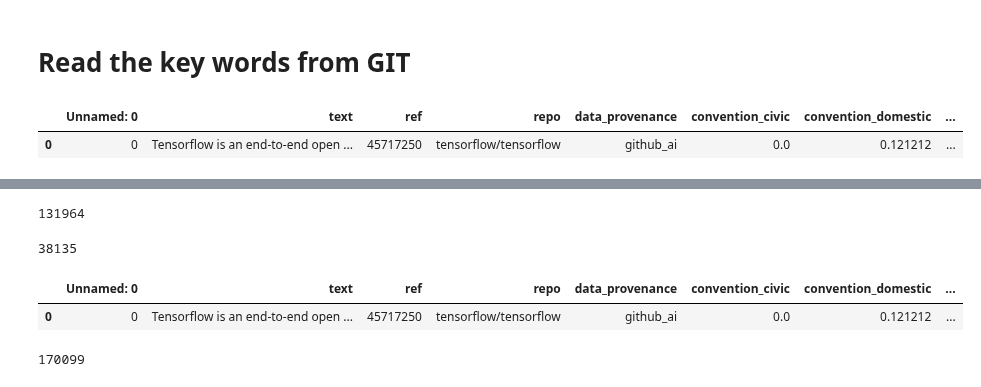
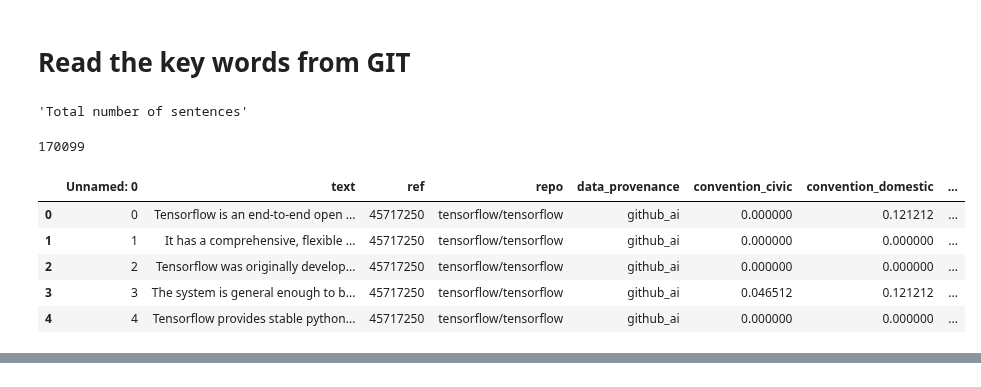
Before and after one commit to aideenf/AIVC, a Jupyter notebook: cp_wssc/Audit_Tool.ipynb, the cells around one changed output, grey strips where cells are left out. Saved outputs shown, nothing was run; the diff lists cells and outputs as text; code cells hidden in the pictures.

```diff
--- a/cp_wssc/Audit_Tool.ipynb
+++ b/cp_wssc/Audit_Tool.ipynb
@@ -257,32 +257,39 @@ for conv in list_conv:
 # %%
 list_conv = np.insert(list_conv, 0, "text")
 list_conv = np.insert(list_conv, 1, "provenance")
 
 audited_df = pd.DataFrame(columns=list_conv)
 
 url_gitHub = 'https://github.com/aideenf/AIVC/blob/master/cp_wssc/Data/Iterative-models-building/Classification%20results/Conventions/git_ai_repo_for_audit_tool.tsv?raw=true'
 url_reddit = 'https://github.com/aideenf/AIVC/blob/master/cp_wssc/Data/Iterative-models-building/Classification%20results/Conventions/reddit_ai_for_audit_tool.tsv?raw=true'
 
 convention_sentences_df = pd.read_csv(url_gitHub, sep = '\t', index_col = False)
 convention_sentences_reddit_df = pd.read_csv(url_reddit, sep = '\t', index_col = False)
 
 # classified_data_files, classified_data_df = model_helpers.get_aggregated_gathered_data (
 #                             USE_GIT_HUB,
 #                             paths.GATHERED_DATA_CONV_DIR_GIT,
 #                             paths.GATHERED_DATA_CONV_DIR_LOCAL,
 #                             paths.GITHUB_GATHERED_URL_PATH,
 #                             paths.GIT_OWNER,
 #                             paths.GIT_REPO)
 
 
 # display (convention_sentences_df.head(1))
 # display (convention_sentences_reddit_df.head(1))
 # display (convention_sentences_df.shape[0])
 # display (convention_sentences_reddit_df.shape[0])
 
 convention_sentences_df = pd.concat([convention_sentences_df,convention_sentences_reddit_df], ignore_index=True)
 # display (convention_sentences_df.head(1))
-# display (convention_sentences_df.shape[0])
+display ("Total number of sentences", convention_sentences_df.shape[0])
+del convention_sentences_reddit_df
 # %% [output]
+'Total number of sentences'
+170099
 |  | Unnamed: 0 | text | ref | repo | data_provenance | convention_civic | convention_domestic | ... |
-| 0 | 0 | Tensorflow is an end-to-end open ... | 45717250 | tensorflow/tensorflow | github_ai | 0.0 | 0.121212 | ... |
+| 0 | 0 | Tensorflow is an end-to-end open ... | 45717250 | tensorflow/tensorflow | github_ai | 0.000000 | 0.121212 | ... |
+| 1 | 1 | It has a comprehensive, flexible ... | 45717250 | tensorflow/tensorflow | github_ai | 0.000000 | 0.000000 | ... |
+| 2 | 2 | Tensorflow was originally develop... | 45717250 | tensorflow/tensorflow | github_ai | 0.000000 | 0.000000 | ... |
+| 3 | 3 | The system is general enough to b... | 45717250 | tensorflow/tensorflow | github_ai | 0.046512 | 0.121212 | ... |
+| 4 | 4 | Tensorflow provides stable python... | 45717250 | tensorflow/tensorflow | github_ai | 0.000000 | 0.000000 | ... |
@@ -291,8 +297,3 @@ convention_sentences_df = pd.concat([convention_sentences_df,convention_sentence
-131964
-38135
-|  | Unnamed: 0 | text | ref | repo | data_provenance | convention_civic | convention_domestic | ... |
-| 0 | 0 | Tensorflow is an end-to-end open ... | 45717250 | tensorflow/tensorflow | github_ai | 0.0 | 0.121212 | ... |
-170099
 # %%
 def time_stamp():
     now = datetime.now()
```
Also changed, not shown: parts of 3 cells of this notebook.
